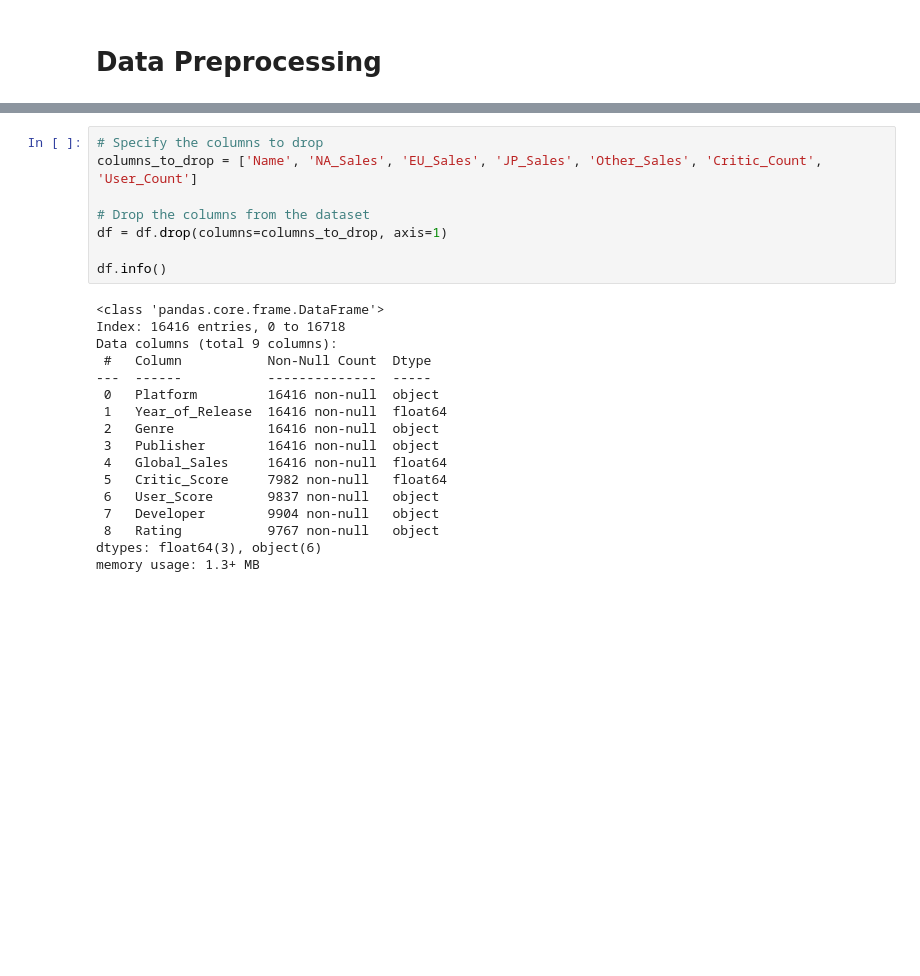
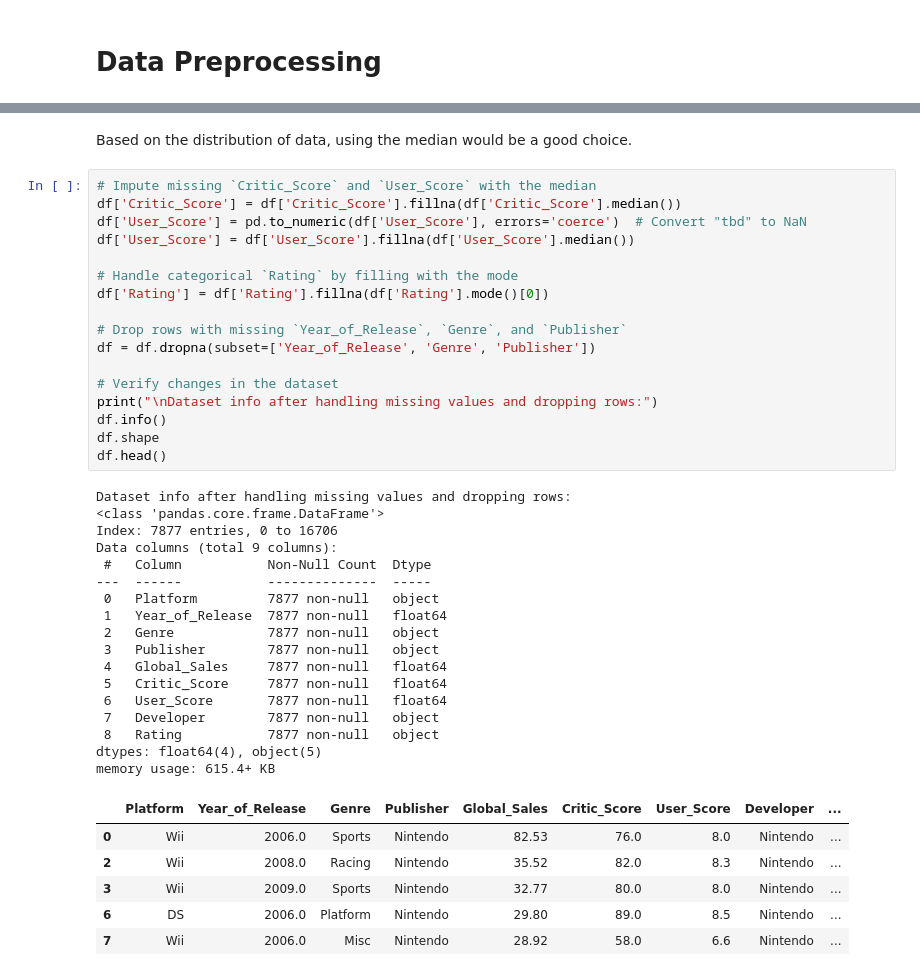
Before and after one commit to SahirHameed/Video-Game-Sales-Prediction, a Jupyter notebook: Video_Game_Sales_Prediction.ipynb, the cells around one changed output, grey strips where cells are left out. Drawn from its saved outputs; the diff is of its cells as text; blank space fills up the shorter version.

```diff
--- a/Video_Game_Sales_Prediction.ipynb
+++ b/Video_Game_Sales_Prediction.ipynb
@@ -133,25 +98,43 @@ memory usage: 2.1+ MB
+# %% [markdown]
+Based on the distribution of data, using the median would be a good choice.
 # %%
-# Specify the columns to drop
-columns_to_drop = ['Name', 'NA_Sales', 'EU_Sales', 'JP_Sales', 'Other_Sales', 'Critic_Count', 'User_Count']
+# Impute missing `Critic_Score` and `User_Score` with the median
+df['Critic_Score'] = df['Critic_Score'].fillna(df['Critic_Score'].median())
+df['User_Score'] = pd.to_numeric(df['User_Score'], errors='coerce')  # Convert "tbd" to NaN
+df['User_Score'] = df['User_Score'].fillna(df['User_Score'].median())
 
-# Drop the columns from the dataset
-df = df.drop(columns=columns_to_drop, axis=1)
+# Handle categorical `Rating` by filling with the mode
+df['Rating'] = df['Rating'].fillna(df['Rating'].mode()[0])
 
+# Drop rows with missing `Year_of_Release`, `Genre`, and `Publisher`
+df = df.dropna(subset=['Year_of_Release', 'Genre', 'Publisher'])
+
+# Verify changes in the dataset
+print("\nDataset info after handling missing values and dropping rows:")
 df.info()
+df.shape
+df.head()
 # %% [output]
+Dataset info after handling missing values and dropping rows:
 <class 'pandas.core.frame.DataFrame'>
-Index: 16416 entries, 0 to 16718
+Index: 7877 entries, 0 to 16706
 Data columns (total 9 columns):
  #   Column           Non-Null Count  Dtype
 ---  ------           --------------  -----
- 0   Platform         16416 non-null  object
- 1   Year_of_Release  16416 non-null  float64
- 2   Genre            16416 non-null  object
- 3   Publisher        16416 non-null  object
- 4   Global_Sales     16416 non-null  float64
- 5   Critic_Score     7982 non-null   float64
- 6   User_Score       9837 non-null   object
- 7   Developer        9904 non-null   object
- 8   Rating           9767 non-null   object
-dtypes: float64(3), object(6)
-memory usage: 1.3+ MB
+ 0   Platform         7877 non-null   object
+ 1   Year_of_Release  7877 non-null   float64
+ 2   Genre            7877 non-null   object
+ 3   Publisher        7877 non-null   object
+ 4   Global_Sales     7877 non-null   float64
+ 5   Critic_Score     7877 non-null   float64
+ 6   User_Score       7877 non-null   float64
+ 7   Developer        7877 non-null   object
+ 8   Rating           7877 non-null   object
+dtypes: float64(4), object(5)
+memory usage: 615.4+ KB
+|  | Platform | Year_of_Release | Genre | Publisher | Global_Sales | Critic_Score | User_Score | Developer | ... |
+| 0 | Wii | 2006.0 | Sports | Nintendo | 82.53 | 76.0 | 8.0 | Nintendo | ... |
+| 2 | Wii | 2008.0 | Racing | Nintendo | 35.52 | 82.0 | 8.3 | Nintendo | ... |
+| 3 | Wii | 2009.0 | Sports | Nintendo | 32.77 | 80.0 | 8.0 | Nintendo | ... |
+| 6 | DS | 2006.0 | Platform | Nintendo | 29.80 | 89.0 | 8.5 | Nintendo | ... |
+| 7 | Wii | 2006.0 | Misc | Nintendo | 28.92 | 58.0 | 6.6 | Nintendo | ... |
```
Also changed, not shown: parts of 10 cells of this notebook, 1 other file.
